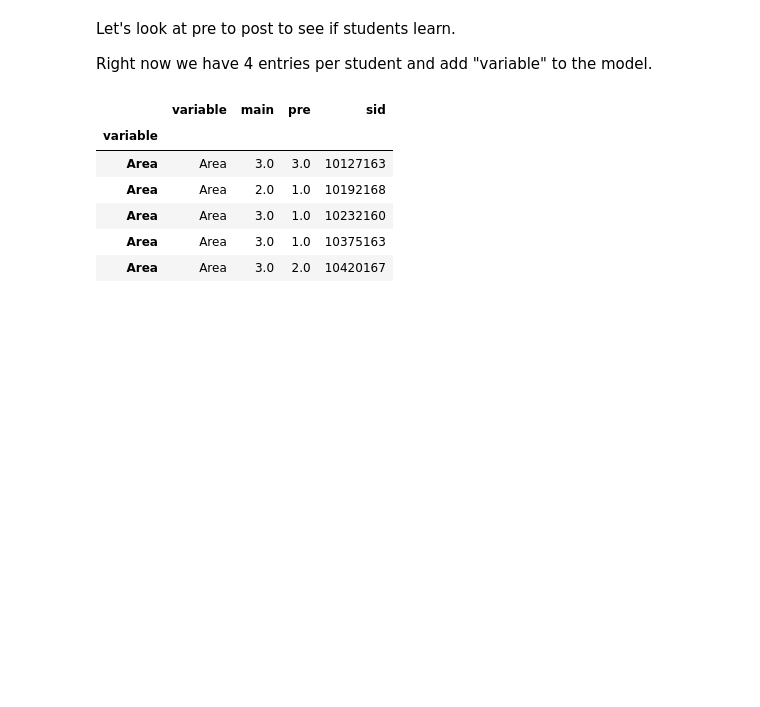
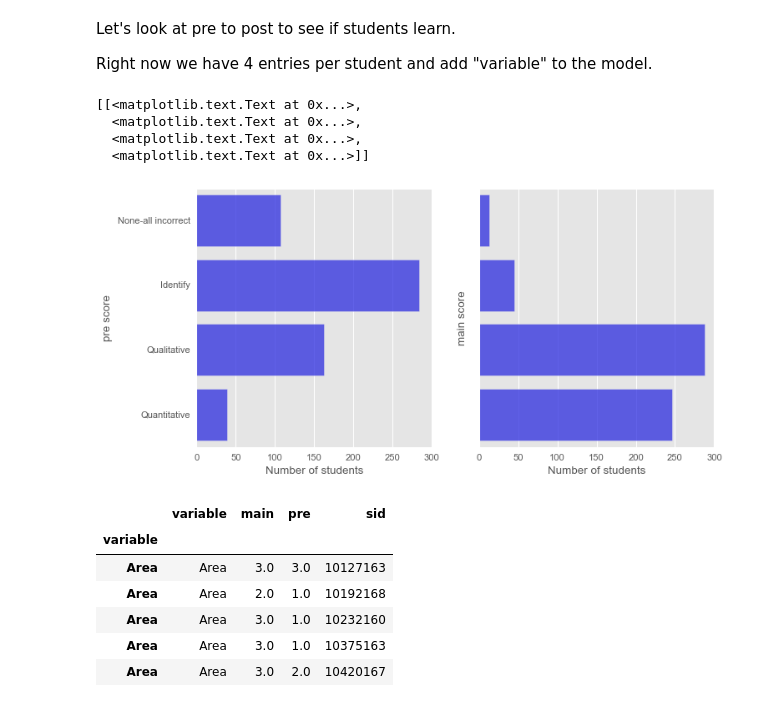
Before and after one commit to jmassall/inquiry_virtualLabs_study, a Jupyter notebook: analysis/for_AIED_submission/storyline.ipynb, the cells around one changed output. Drawn from its saved outputs; the diff is of its cells as text; code cells hidden in the pictures; blank space fills up the shorter version.

```diff
--- a/analysis/for_AIED_submission/storyline.ipynb
+++ b/analysis/for_AIED_submission/storyline.ipynb
@@ -410,6 +410,24 @@ pd.pivot_table(data, values=['sid'], index=['sim_index','variable'],aggfunc=len)
 Let's look at pre to post to see if students learn.
 
 Right now we have 4 entries per student and add "variable" to the model.
+# %%
+fig,ax = plt.subplots(nrows=1,ncols=2,figsize=(10,5))
+# sns.distplot(data['pre'],ax=ax[0],bins=[0,1,2,3,4],kde=False,label='pre score',color='red');
+# sns.distplot(data['main'],ax=ax[1],bins=[0,1,2,3,4],kde=False,label='main score',color='blue');
+sns.countplot(data=data[data['variable'].isin(["Area",'Concentration','Separation','Width'])],y='pre',ax=ax[0],label='pre score',color='blue',alpha=0.7);
+sns.countplot(data=data[data['variable'].isin(["Area",'Concentration','Separation','Width'])],y='main',ax=ax[1],label='main score',color='blue',alpha=0.7);
+ax[0].set(xlabel='Number of students')
+ax[1].set(xlabel='Number of students')
+ax[0].set(ylabel='pre score')
+ax[1].set(ylabel='main score')
+ax[0].set(yticklabels = ['None-all incorrect','Identify','Qualitative','Quantitative'])
+ax[1].set(yticklabels = ['','','',''])
+# %% [output]
+[[<matplotlib.text.Text at 0x...>,
+  <matplotlib.text.Text at 0x...>,
+  <matplotlib.text.Text at 0x...>,
+  <matplotlib.text.Text at 0x...>]]
+[figure, added]
 # %%
 scores = pd.pivot_table(data, values=['pre','main'], index=['variable','sid'],aggfunc=np.mean)
 scores.reset_index(level=0, inplace=True)
```
Also changed, not shown: parts of 21 cells of this notebook.
